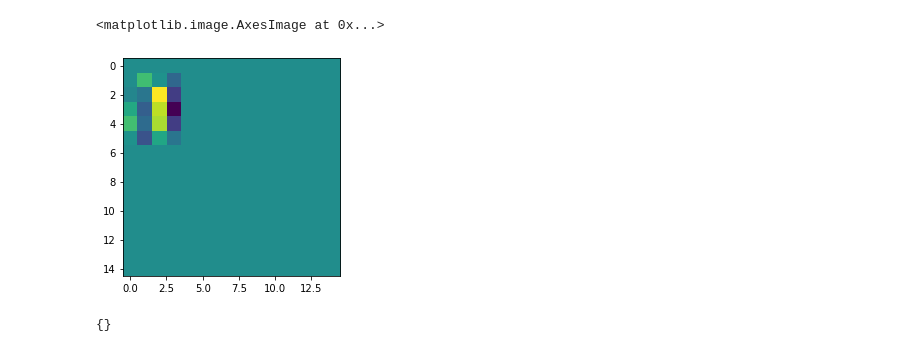
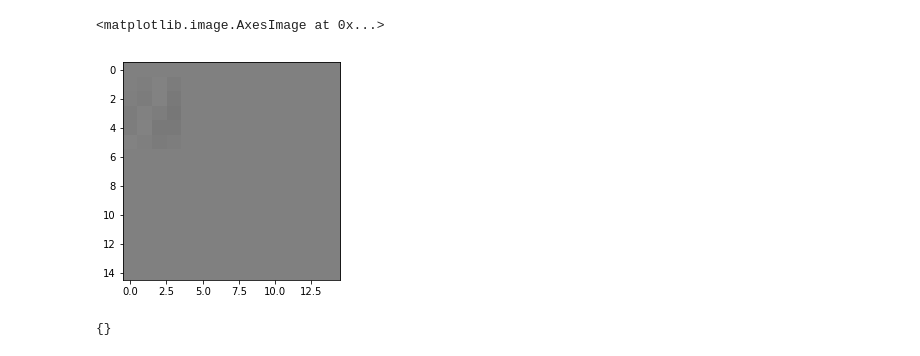
Before and after one commit to superosku/five-in-a-row-gomoku-bot, a Jupyter notebook: Untitled.ipynb, the cells around one changed output. Drawn from its saved outputs; the diff is of its cells as text; code cells hidden in the pictures.

```diff
--- a/Untitled.ipynb
+++ b/Untitled.ipynb
@@ -348,8 +348,8 @@ pyplot.imshow(board.reshape(BOARD_SIZE, BOARD_SIZE))
 # %%
-pyplot.imshow(model.predict(np.array([board]))[0,:,:,0])
+pyplot.imshow(model.predict(np.array([board]))[0,:,:,0], norm=Normalize(0, 1), cmap='gray')
 # %% [output]
 <matplotlib.image.AxesImage at 0x...>
-[figure, old version]
+[figure, new version]
 # %%
 
 #start_time = time.time()
```
Also changed, not shown: parts of 16 cells of this notebook, 2 other files.
